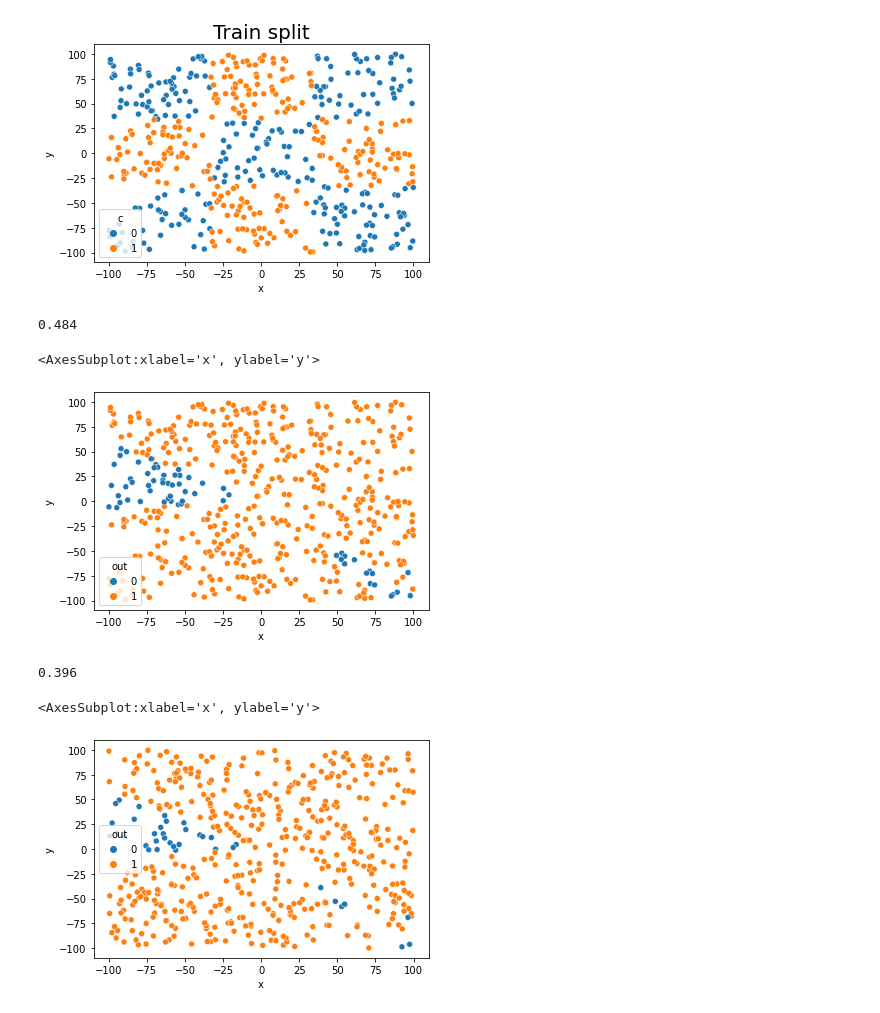
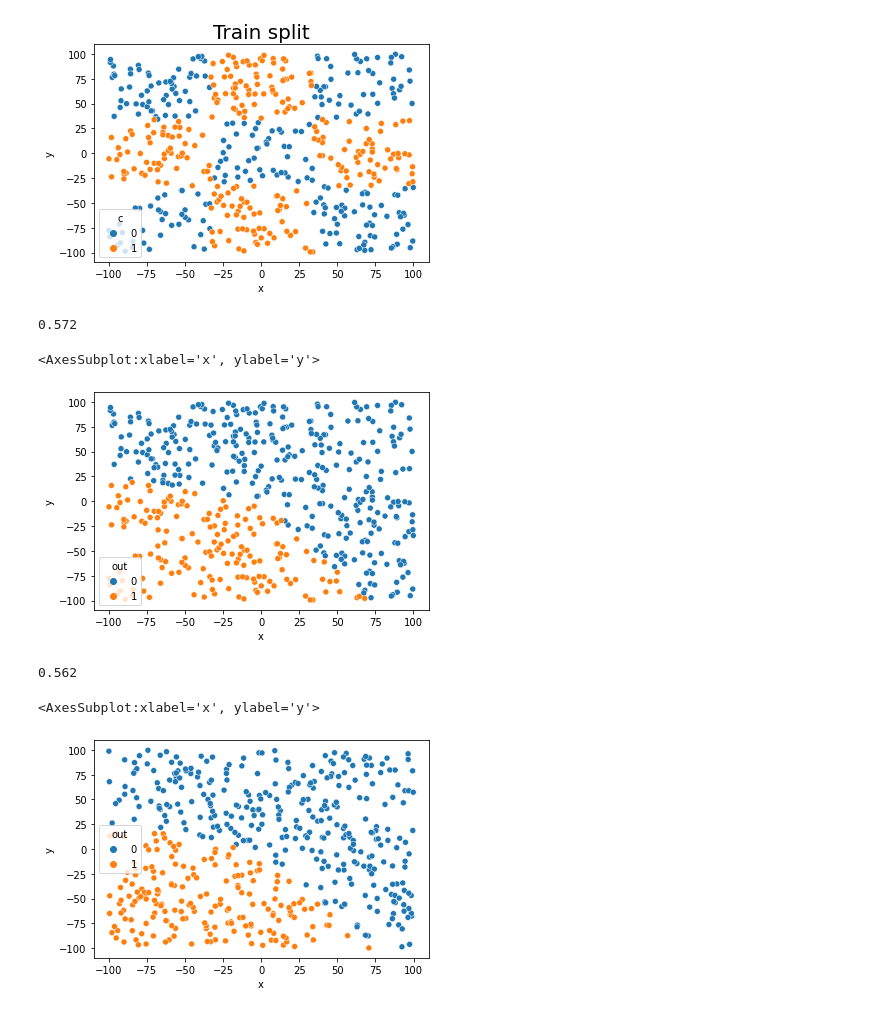
Before and after one commit to niladrem/mioad, a Jupyter notebook: lab04.ipynb, the cells around one changed output. Cells and saved outputs as stored; diff of their text form; code cells hidden in the pictures.

```diff
--- a/lab04.ipynb
+++ b/lab04.ipynb
@@ -148,6 +148,9 @@ class SoftmaxLayer(Layer):
     def __init__(self, num: int, weights: list) -> None:
         self.neurons = [SoftmaxNeuron(w) for w in weights]
 
+    def evaluate(self, input):
+        return self.neurons[0].evaluate(input)
+
 # tests
 layer1 = LinearLayer(1, [[1, 2]])
 assert layer1.evaluate([5]) == [11]
@@ -159,10 +162,7 @@ assert layer2.evaluate([5]) == [11, 17]
 print(layer2)
 
 layer3 = SoftmaxLayer(1, [[0, 1, 1]])
-assert layer3.evaluate([1, 1]) == [[0.5, 0.5]]
-# https://towardsdatascience.com/neural-networks-from-scratch-easy-vs-hard-b26ddc2e89c7
-# http://www.adeveloperdiary.com/data-science/deep-learning/neural-network-with-softmax-in-python/
-# https://beckernick.github.io/neural-network-scratch/
+assert layer3.evaluate([1, 1]) == [0.5, 0.5]
 # %% [output]
 Layer([LinearNeuron(weights: [1, 2], output: 11, error: 0), LinearNeuron(weights: [2, 3], output: 17, error: 0)])
 # %% [markdown]
@@ -317,6 +317,7 @@ class Network:
     def train_network(self, train_data: list, train_y: list, l_rate=1e-3, n_epoch=5, batch_size=None,
                      momentum=False, m_lambda=0.1, rmsprop=False, rms_beta=0.9) -> None:
         errors = []
+        oks = []
         y_std = train_y
         if self.norm:
             self.s = StandardScaler()
@@ -328,6 +329,7 @@ class Network:
         a = self.draw("null")
         for epoch in range(n_epoch):
             sum_error = 0
+            ok = 0
             batches = Network.batch_partition(joined, batch_size) if batch_size else [joined]
             for batch_idx, batch in enumerate(batches):
                 self.clean_params()
@@ -336,16 +338,17 @@ class Network:
                     outputs = self.forward([x])
                     if self.cat:
                         for j in range(len(expected)):
-                            sum_error += sum([(expected[j]-outputs[0][0][j])**2 for i in range(len(expected))])
-                    else:
-                        sum_error += sum([(expected[i]-outputs[0][i])**2 for i in range(len(expected))])
+                            sum_error += sum([(expected[j]-outputs[0][j])**2 for i in range(len(expected))])
+                        if np.argmax(expected) == np.argmax(outputs[0]):
+                            ok += 1
                     self.backward_propagate_error(expected, l_rate)
                 self.update_weights(l_rate, len(batch), momentum, m_lambda, rmsprop, rms_beta)
             if epoch % 100 == 99:
                 a = self.draw(str(epoch), a)
             errors.append(sum_error)
+            oks.append(ok)
 #             print('>epoch=%d, lrate=%.3f, error=%.3f' % (epoch, l_rate, sum_error))
-        return (a, errors)
+        return (a, errors, oks)
 
 
 # tests
@@ -474,18 +513,18 @@ Text(0.5, 1.0, 'Train split')
 [figure]
 # %%
 np.random.seed(2137)
-rmsprop_mlp = Network(["sigmoid", "linear", "softmax"], [2,10,2,1], cat=True, norm=False)
-rmsprop_mlp.train_network(train_df[['x', 'y']].to_numpy(), np.expand_dims(train_df['c'], 1), n_epoch=50, l_rate=0.01, batch_size=8)
+rmsprop_mlp = Network(["sigmoid", "sigmoid", "softmax"], [2,10,2,1], cat=True, norm=False)
+_, soft_err3, soft_ok3 = rmsprop_mlp.train_network(train_df[['x', 'y']].to_numpy(), np.expand_dims(train_df['c'], 1), n_epoch=50, l_rate=0.01, batch_size=8)
 
 y_pred = rmsprop_mlp.predict(train_df[['x', 'y']].to_numpy())
 y_pred = np.squeeze(y_pred)
 print(metrics.accuracy_score(y_pred, train_df['c']))
 train_df['out'] = y_pred
 sns.scatterplot(x='x', y='y', hue='out', data=train_df)
 # %% [output]
-0.484
+0.572
 <AxesSubplot:xlabel='x', ylabel='y'>
-[figure, old version]
+[figure, new version]
 # %%
 y_pred = rmsprop_mlp.predict(test_df[['x', 'y']].to_numpy())
 y_pred = np.squeeze(y_pred)
@@ -493,9 +532,9 @@ print(metrics.accuracy_score(y_pred, test_df['c']))
 test_df['out'] = y_pred
 sns.scatterplot(x='x', y='y', hue='out', data=test_df)
 # %% [output]
-0.396
+0.562
 <AxesSubplot:xlabel='x', ylabel='y'>
-[figure, old version]
+[figure, new version]
 # %%
 # bez softmax
 np.random.seed(2137)
```
Also changed, not shown: parts of 21 cells of this notebook, 1 other file.
